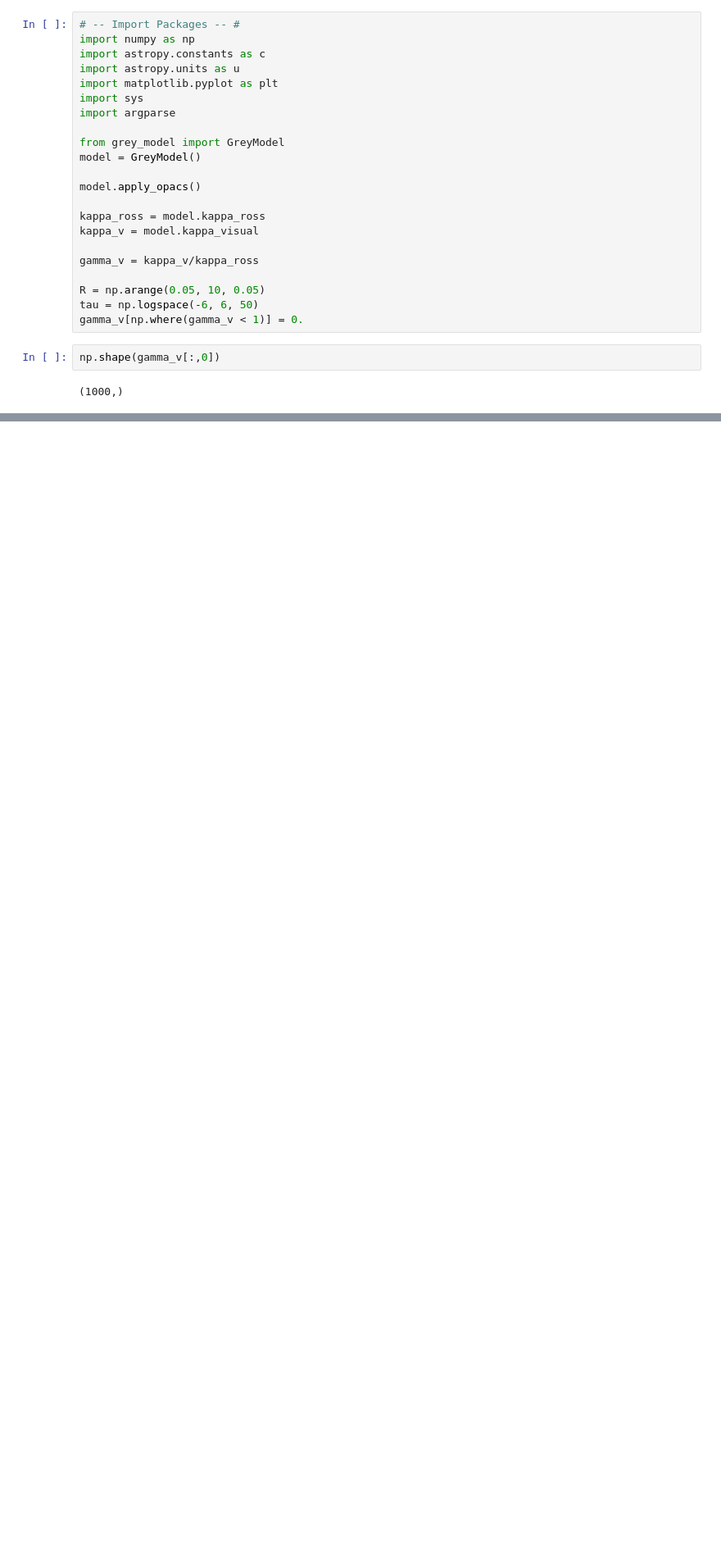
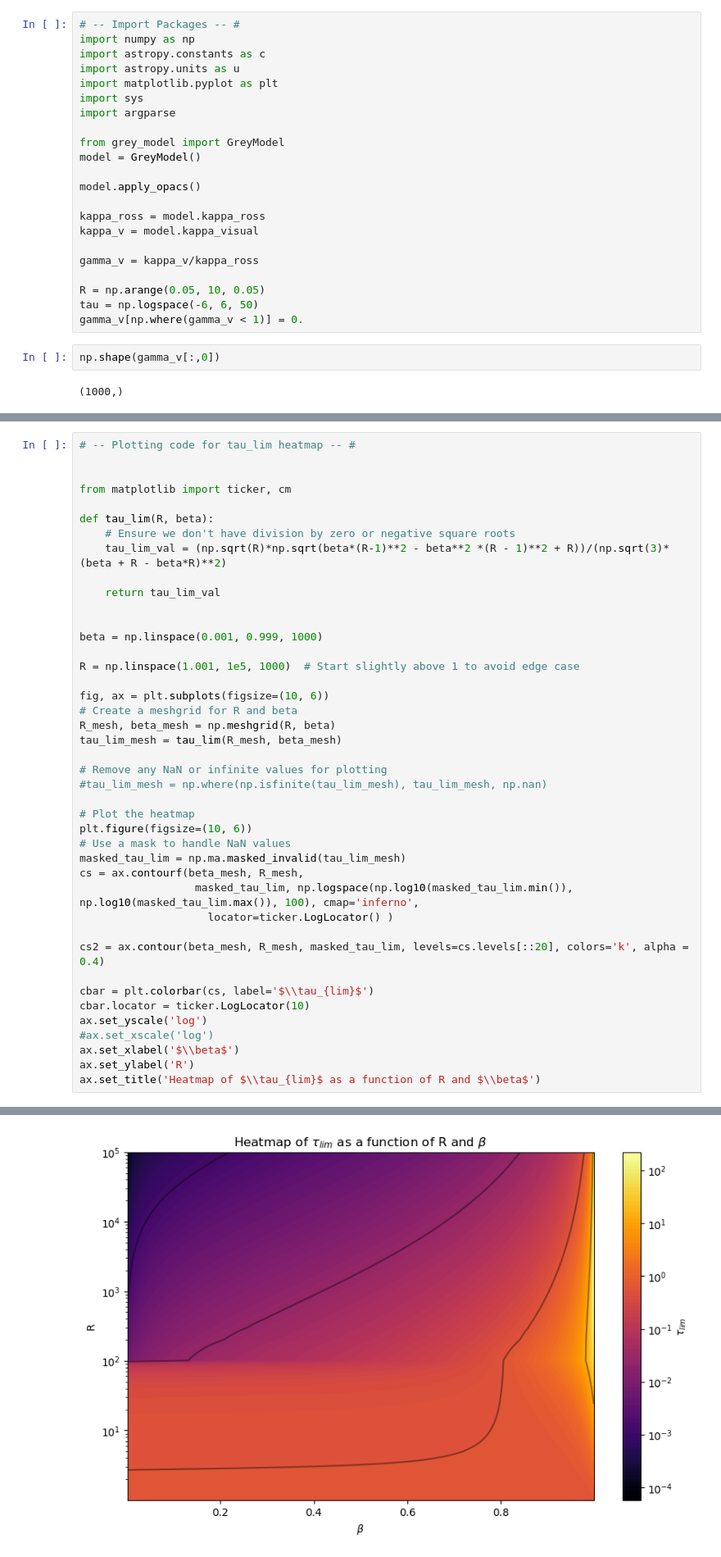
Before and after one commit to vernica-mehta/project-10, a Jupyter notebook: non-grey_model/non_grey.ipynb, the cells around one changed output, grey strips where cells are left out. Shown: that part at 82% size. Saved outputs shown, nothing was run; the diff lists cells and outputs as text; blank space fills up the shorter version.

```diff
--- a/non-grey_model/non_grey.ipynb
+++ b/non-grey_model/non_grey.ipynb
@@ -439,0 +953,43 @@ print(tau_lim)
+# %%
+# -- Plotting code for tau_lim heatmap -- #
+
+
+from matplotlib import ticker, cm
+
+def tau_lim(R, beta):
+    # Ensure we don't have division by zero or negative square roots
+    tau_lim_val = (np.sqrt(R)*np.sqrt(beta*(R-1)**2 - beta**2 *(R - 1)**2 + R))/(np.sqrt(3)*(beta + R - beta*R)**2)
+
+    return tau_lim_val
+
+
+beta = np.linspace(0.001, 0.999, 1000)
+
+R = np.linspace(1.001, 1e5, 1000)  # Start slightly above 1 to avoid edge case
+
+fig, ax = plt.subplots(figsize=(10, 6))
+# Create a meshgrid for R and beta
+R_mesh, beta_mesh = np.meshgrid(R, beta)
+tau_lim_mesh = tau_lim(R_mesh, beta_mesh)
+
+# Remove any NaN or infinite values for plotting
+#tau_lim_mesh = np.where(np.isfinite(tau_lim_mesh), tau_lim_mesh, np.nan)
+
+# Plot the heatmap
+plt.figure(figsize=(10, 6))
+# Use a mask to handle NaN values
+masked_tau_lim = np.ma.masked_invalid(tau_lim_mesh)
+cs = ax.contourf(beta_mesh, R_mesh,
+                  masked_tau_lim, np.logspace(np.log10(masked_tau_lim.min()), np.log10(masked_tau_lim.max()), 100), cmap='inferno',
+                    locator=ticker.LogLocator() )
+
+cs2 = ax.contour(beta_mesh, R_mesh, masked_tau_lim, levels=cs.levels[::20], colors='k', alpha = 0.4)
+
+cbar = plt.colorbar(cs, label='$\\tau_{lim}$')
+cbar.locator = ticker.LogLocator(10)
+ax.set_yscale('log')
+#ax.set_xscale('log')
+ax.set_xlabel('$\\beta$')
+ax.set_ylabel('R')
+ax.set_title('Heatmap of $\\tau_{lim}$ as a function of R and $\\beta$')
+# %% [output]
@@ -439,0 +997 @@ print(tau_lim)
+[figure, added]
```
Also changed, not shown: parts of 6 cells of this notebook, 7 other files.
